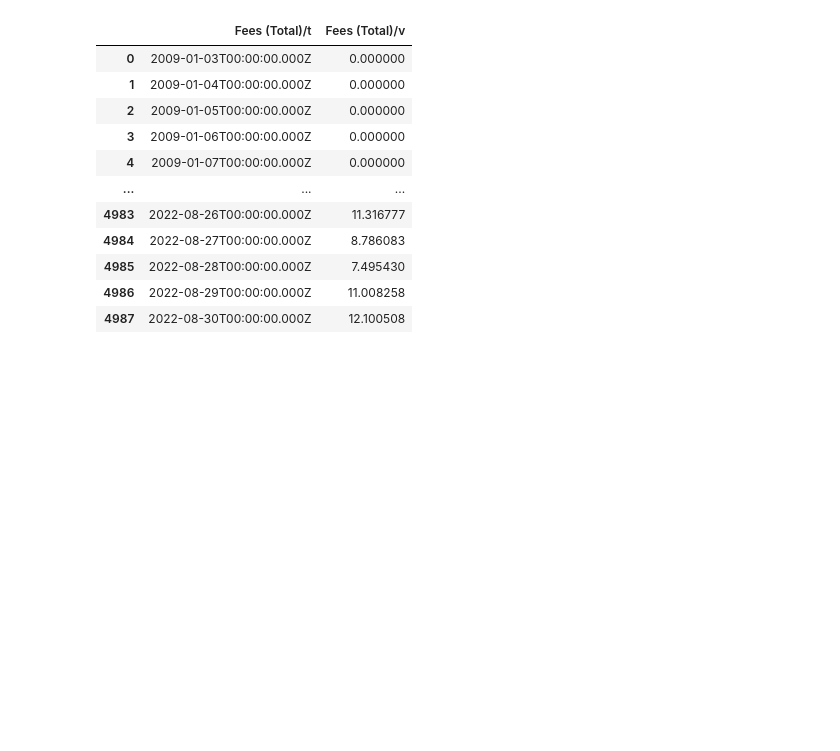
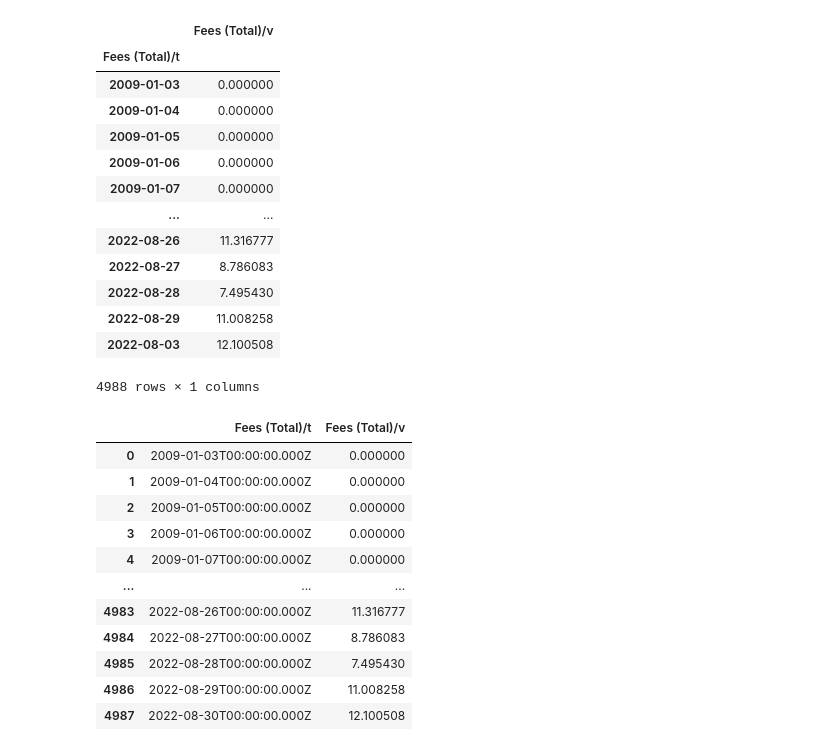
Before and after one commit to CasellaJr/Forecasting-Blockchain-indicators-for-analyzing-BTC-future-price, a Jupyter notebook: Time Series.ipynb, the cells around one changed output. Saved outputs shown, nothing was run; the diff lists cells and outputs as text; code cells hidden in the pictures; blank space fills up the shorter version.

```diff
--- a/Time Series.ipynb
+++ b/Time Series.ipynb
@@ -28,6 +30,15 @@ active_addresses.columns = ['AAvalue']
 
 new_addresses = pd.read_csv("data/bitcoin-number-of-new-addresses.csv", index_col=0)
 new_addresses.index = pd.to_datetime(new_addresses.index.str.rstrip("T00:00:00.000Z"))
+new_addresses.columns = ['NAvalue']
+
 SOPR = pd.read_csv("data/bitcoin-spent-output-profit-ratio-sopr.csv", index_col=0)
+SOPR.index = pd.to_datetime(SOPR.index.str.rstrip("T00:00:00.000Z"))
+
 stock_to_flow = pd.read_csv("data/bitcoin-stock-to-flow-ratio-usd.csv", index_col=0)
+stock_to_flow.index = pd.to_datetime(stock_to_flow.index.str.rstrip("T00:00:00.000Z"))
+#stock_to_flow.columns = ['SOPRvalue']   # vedi se ci sono 3 nomi che ti sembrano sensati
+
 fees = pd.read_csv("data/bitcoin-total-transaction-fees-btc.csv", index_col=0)
+fees.index = pd.to_datetime(fees.index.str.rstrip("T00:00:00.000Z"))
+fees.columns = ['TFvalue']
@@ -87,3 +45,20 @@ stock_to_flow
+# %%
+fees
+# %% [output]
+|  | Fees (Total)/v |
+| Fees (Total)/t |  |
+| 2009-01-03 | 0.000000 |
+| 2009-01-04 | 0.000000 |
+| 2009-01-05 | 0.000000 |
+| 2009-01-06 | 0.000000 |
+| 2009-01-07 | 0.000000 |
+| ... | ... |
+| 2022-08-26 | 11.316777 |
+| 2022-08-27 | 8.786083 |
+| 2022-08-28 | 7.495430 |
+| 2022-08-29 | 11.008258 |
+| 2022-08-03 | 12.100508 |
+4988 rows × 1 columns
 # %%
 fees
 # %% [output]
```
Also changed, not shown: parts of 6 cells of this notebook.
